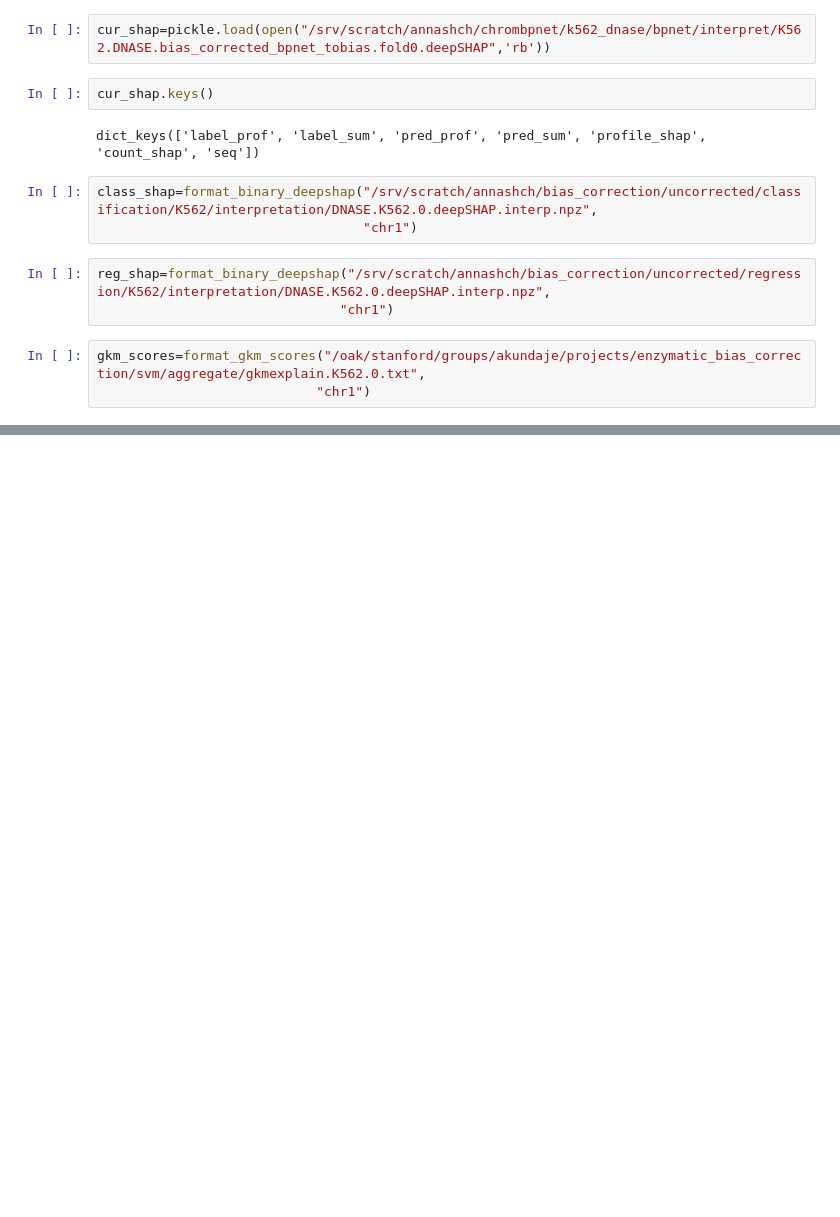
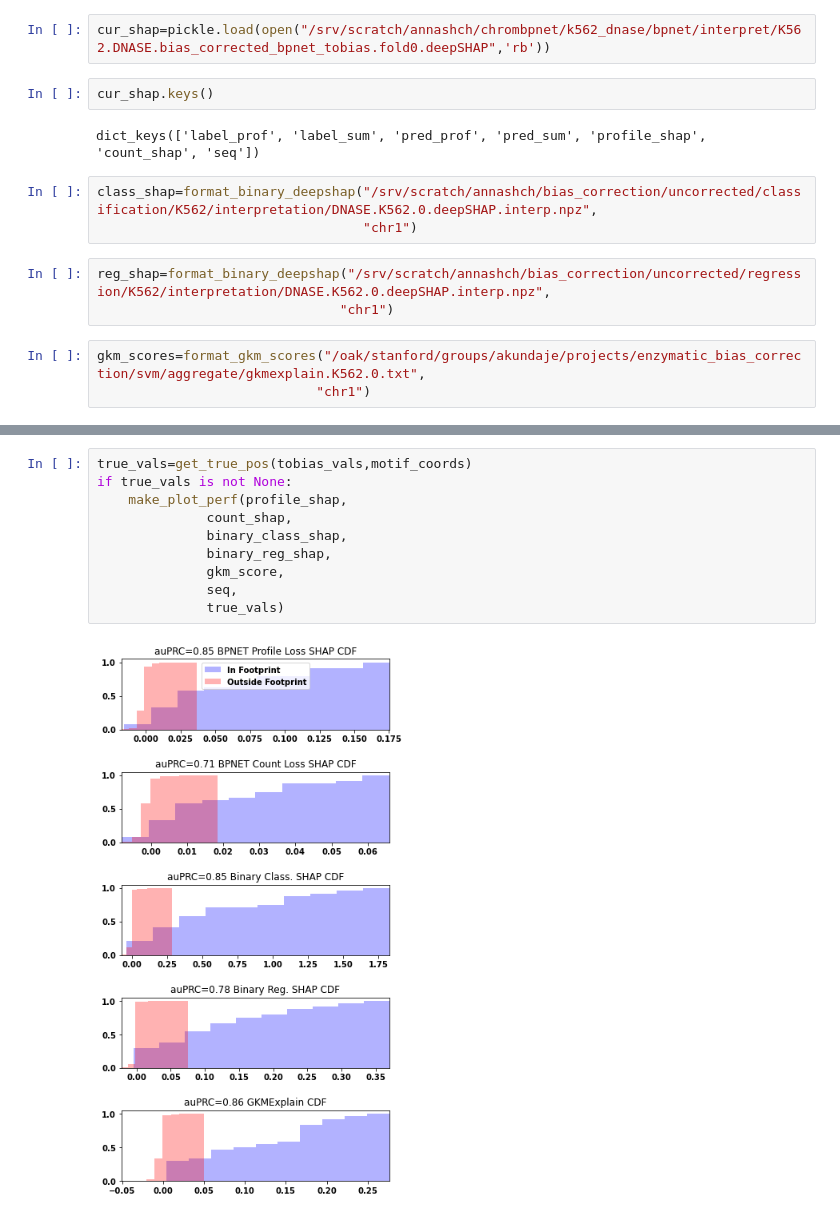
Before and after one commit to kundajelab/chrombpnet, a Jupyter notebook: accuracy_footprint_compare/vierstra_fp_vs_model_deepshap.ipynb, the cells around one changed output, grey strips where cells are left out. Drawn from its saved outputs; the diff is of its cells as text; blank space fills up the shorter version.

```diff
--- a/accuracy_footprint_compare/vierstra_fp_vs_model_deepshap.ipynb
+++ b/accuracy_footprint_compare/vierstra_fp_vs_model_deepshap.ipynb
@@ -106,3 +103,15 @@ make_plot(coord,
+# %%
+true_vals=get_true_pos(tobias_vals,motif_coords)
+if true_vals is not None:
+    make_plot_perf(profile_shap,
+              count_shap,
+              binary_class_shap,
+              binary_reg_shap,
+              gkm_score,
+              seq,
+              true_vals)
+# %% [output]
+[figure, added]
 # %%
 coord[1]-500
 # %% [output]
```
Also changed, not shown: parts of 17 cells of this notebook, 2 other files.
